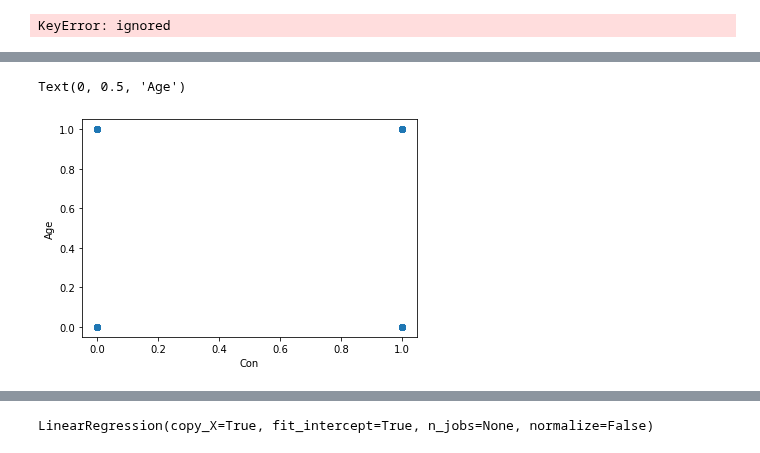
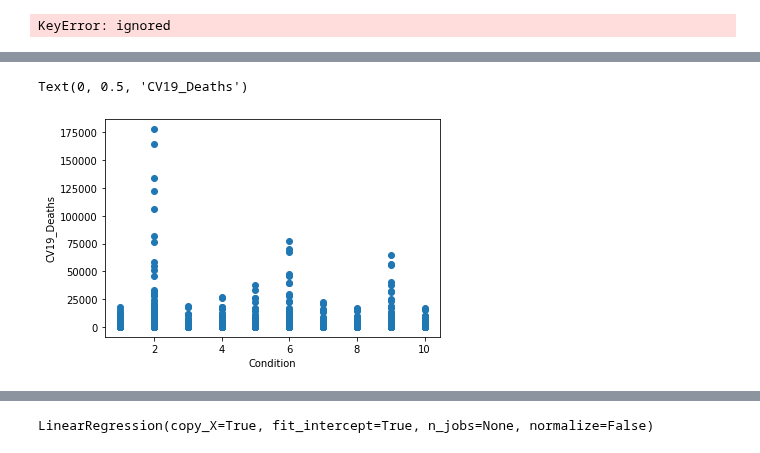
Before and after one commit to JScottLopez/github-ds, a Jupyter notebook: TIM_6500_JSLopez.ipynb, the cells around one changed output, grey strips where cells are left out. Cells and saved outputs as stored; diff of their text form; code cells hidden in the pictures.

```diff
--- a/TIM_6500_JSLopez.ipynb
+++ b/TIM_6500_JSLopez.ipynb
@@ -278,17 +243,13 @@ Index(['CV19_Deaths', 'Condition.COVID-19', 'AgeGroup.45-54'], dtype='object')
 # %%
 %matplotlib inline
 import matplotlib.pyplot as plt
 
-#plt.scatter(df['Condition'], df['CV19_Deaths'], marker='o')
-#plt.xlabel('Condition')
-#plt.ylabel('CV19_Deaths')
-
-plt.scatter(df['Condition.COVID-19'], df['AgeGroup.45-54'], marker='o')
-plt.xlabel('Con')
-plt.ylabel('Age')
+plt.scatter(df['Condition'], df['CV19_Deaths'], marker='o')
+plt.xlabel('Condition')
+plt.ylabel('CV19_Deaths')
 # %% [output]
-Text(0, 0.5, 'Age')
+Text(0, 0.5, 'CV19_Deaths')
-[figure, old version]
+[figure, new version]
 # %%
 %matplotlib inline
 import matplotlib.pyplot as plt
```
Also changed, not shown: parts of 24 cells of this notebook.
